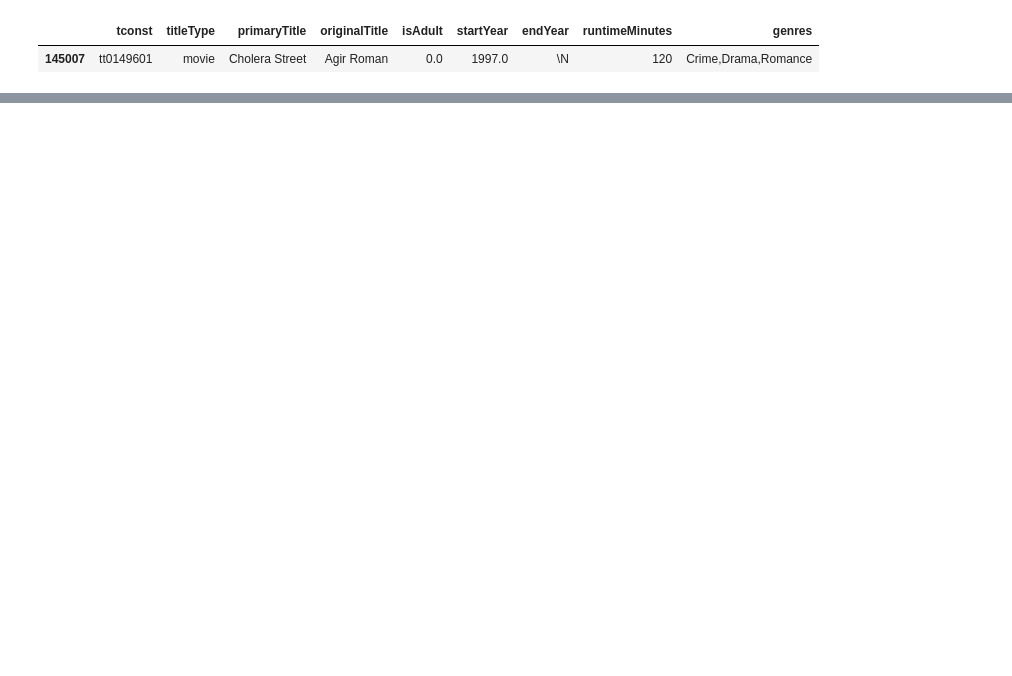
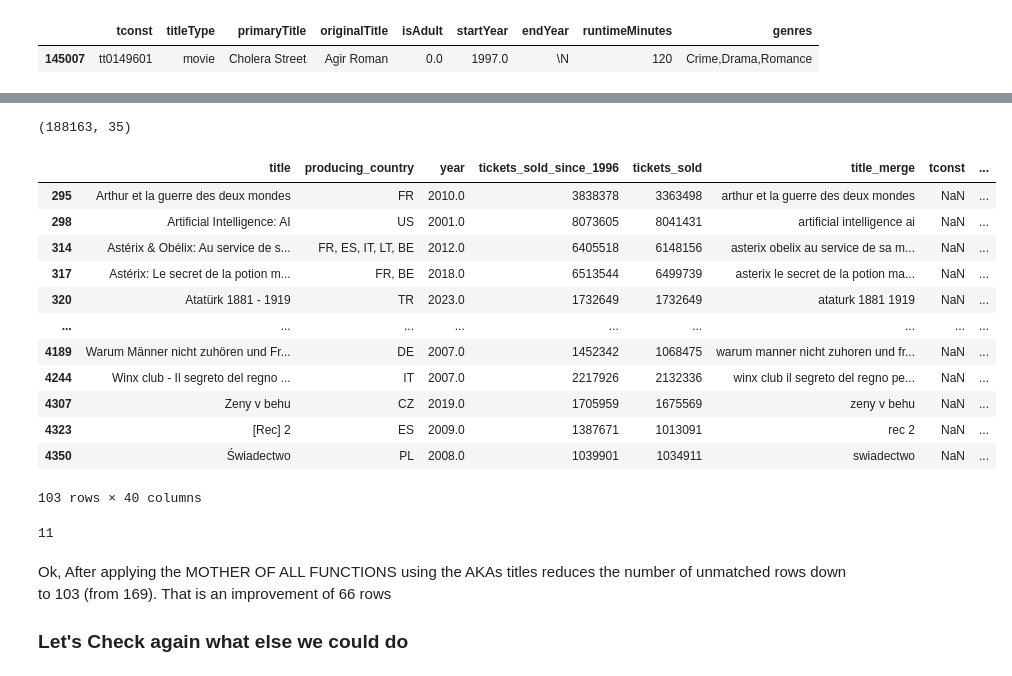
Before and after one commit to tk87-hono/data_analytics_24_4-Capstone_Movie_Group, a Jupyter notebook: Improving_merge_eu_na_IMDB.ipynb, the cells around one changed output, grey strips where cells are left out. Drawn from its saved outputs; the diff is of its cells as text; code cells hidden in the pictures; blank space fills up the shorter version.

Commit message:
added the aka data and wrote a function to go through all of them and check for matches

```diff
--- a/Improving_merge_eu_na_IMDB.ipynb
+++ b/Improving_merge_eu_na_IMDB.ipynb
@@ -1069,0 +1071,8 @@ imdb_df[imdb_df["tconst"] == "tt1605630"]
+# %%
+aka_query = f'''   SELECT *
+                    FROM {schema}."imdb_akas_data"
+                    '''
+# %%
+aka_df = sqlf.get_dataframe(aka_query)
+display(aka_df.head())
+aka_df.shape
@@ -1069,0 +1092,5 @@ imdb_df[imdb_df["tconst"] == "tt1605630"]
+# %%
+for column in aka_df.iloc[:,1:]:
+    aka_df.loc[:,column] = aka_df[column].str.lower()
+    aka_df.loc[:,column] = aka_df[column].astype(str).apply(unidecode)
+    aka_df.loc[:,column] = aka_df.loc[:,column].str.translate(str.maketrans("","",string.punctuation))
@@ -1069,0 +1106,2 @@ imdb_df[imdb_df["tconst"] == "tt1605630"]
+# %%
+imdb_aka_df = pd.merge(imdb_df, aka_df, how="outer", on="tconst")
@@ -1069,0 +1149,4 @@ imdb_df[imdb_df["tconst"] == "tt1605630"]
+# %%
+imdb_aka_df.shape
+# %% [output]
+(188163, 35)
@@ -1069,0 +1236,22 @@ imdb_df[imdb_df["tconst"] == "tt1605630"]
+# %%
+test = ultimate_merge_func(eu_df)
+# %% [output]
+|  | title | producing_country | year | tickets_sold_since_1996 | tickets_sold | title_merge | tconst | ... |
+| 295 | Arthur et la guerre des deux mondes | FR | 2010.0 | 3838378 | 3363498 | arthur et la guerre des deux mondes | NaN | ... |
+| 298 | Artificial Intelligence: AI | US | 2001.0 | 8073605 | 8041431 | artificial intelligence ai | NaN | ... |
+| 314 | Astérix & Obélix: Au service de s... | FR, ES, IT, LT, BE | 2012.0 | 6405518 | 6148156 | asterix obelix au service de sa m... | NaN | ... |
+| 317 | Astérix: Le secret de la potion m... | FR, BE | 2018.0 | 6513544 | 6499739 | asterix le secret de la potion ma... | NaN | ... |
+| 320 | Atatürk 1881 - 1919 | TR | 2023.0 | 1732649 | 1732649 | ataturk 1881 1919 | NaN | ... |
+| ... | ... | ... | ... | ... | ... | ... | ... | ... |
+| 4189 | Warum Männer nicht zuhören und Fr... | DE | 2007.0 | 1452342 | 1068475 | warum manner nicht zuhoren und fr... | NaN | ... |
+| 4244 | Winx club - Il segreto del regno ... | IT | 2007.0 | 2217926 | 2132336 | winx club il segreto del regno pe... | NaN | ... |
+| 4307 | Zeny v behu | CZ | 2019.0 | 1705959 | 1675569 | zeny v behu | NaN | ... |
+| 4323 | [Rec] 2 | ES | 2009.0 | 1387671 | 1013091 | rec 2 | NaN | ... |
+| 4350 | Świadectwo | PL | 2008.0 | 1039901 | 1034911 | swiadectwo | NaN | ... |
+103 rows × 40 columns
+11
+# %% [markdown]
+Ok, After applying the MOTHER OF ALL FUNCTIONS using the AKAs titles reduces the number of unmatched rows down to 103 (from 169).
+That is an improvement of 66 rows
+
+### Let's Check again what else we could do
```
Also changed, not shown: parts of 37 cells of this notebook.
